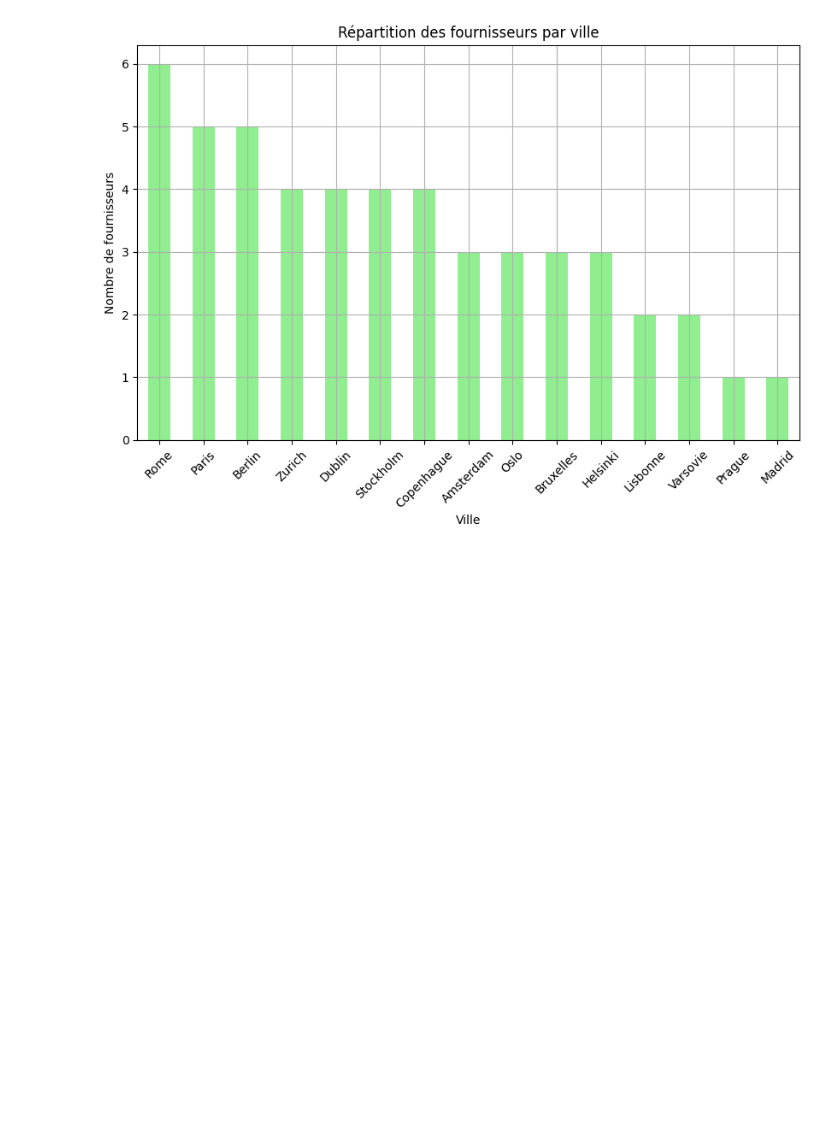
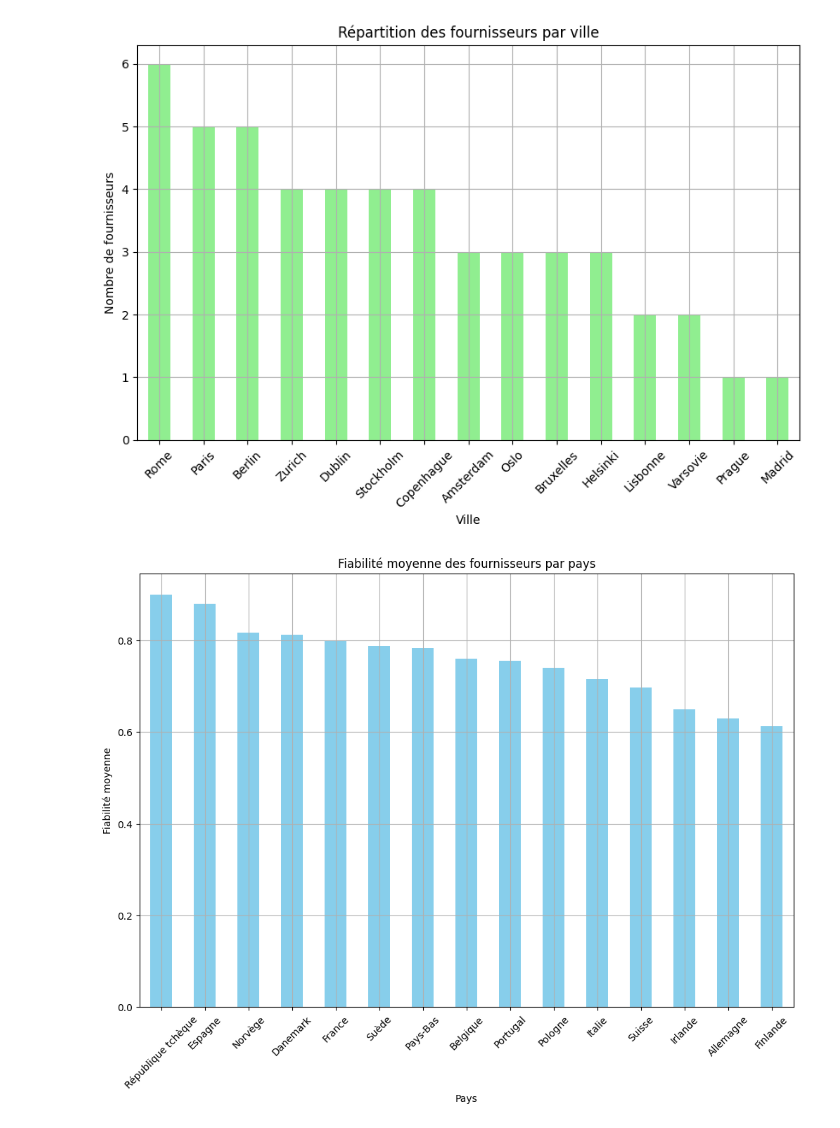
Before and after one commit to Fanaingamampiandra/Projet_Supply_chain, a Jupyter notebook: Fitia_preprocessing/fourniseurs.ipynb, the cells around one changed output. Cells and saved outputs as stored; diff of their text form; code cells hidden in the pictures; blank space fills up the shorter version.

Commit message:
fournisseurs update

```diff
--- a/Fitia_preprocessing/fourniseurs.ipynb
+++ b/Fitia_preprocessing/fourniseurs.ipynb
@@ -163,3 +163,20 @@ plt.grid(True)
 plt.show()
 # %% [output]
 [figure]
+# %%
+import matplotlib.pyplot as plt
+
+# Calculer la moyenne de la fiabilité par pays
+fiabilité_par_pays = cleaned_data.groupby('pays')['fiabilité'].mean().sort_values(ascending=False)
+
+# Visualiser la fiabilité par pays avec un graphique en barres
+plt.figure(figsize=(12, 8))
+fiabilité_par_pays.plot(kind='bar', color='skyblue')
+plt.title('Fiabilité moyenne des fournisseurs par pays')
+plt.xlabel('Pays')
+plt.ylabel('Fiabilité moyenne')
+plt.xticks(rotation=45)
+plt.grid(True)
+plt.show()
+# %% [output]
+[figure, added]
```
Also changed, not shown: parts of 1 cell of this notebook.
